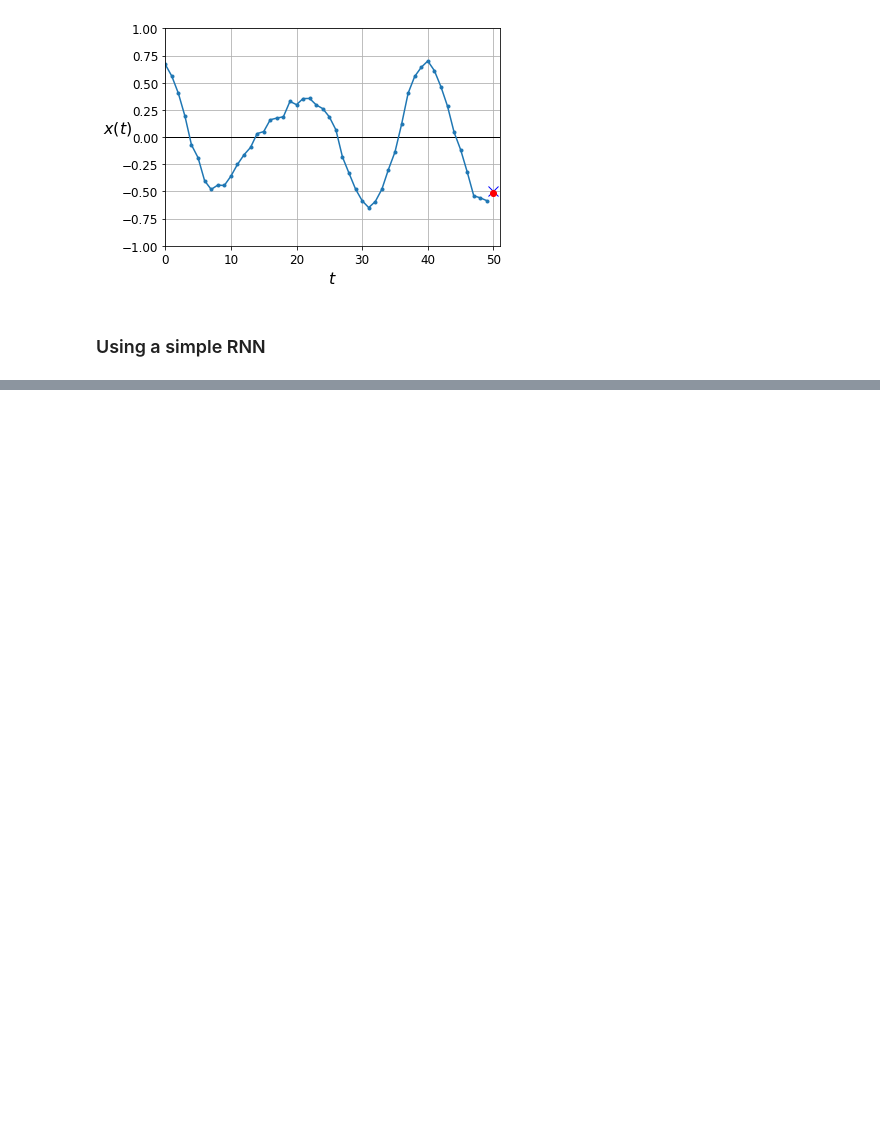
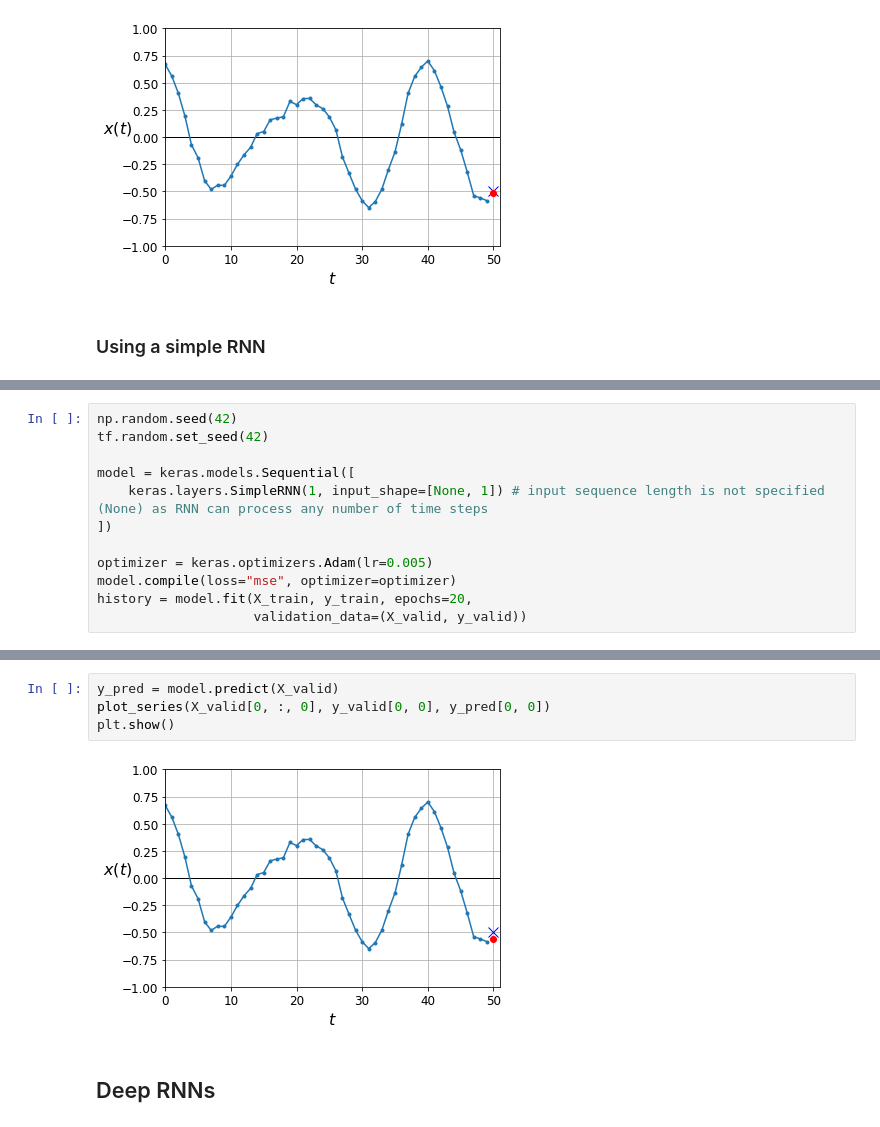
Before and after one commit to sankalptambe/processing-sequences-using-rnn-and-cnn, a Jupyter notebook: processing_sequences_using_rnn_and_cnn.ipynb, the cells around one changed output, grey strips where cells are left out. Saved outputs shown, nothing was run; the diff lists cells and outputs as text; blank space fills up the shorter version.

Commit message:
simple rnn added

```diff
--- a/processing_sequences_using_rnn_and_cnn.ipynb
+++ b/processing_sequences_using_rnn_and_cnn.ipynb
@@ -169,0 +168,12 @@ model = keras.models.Sequential([
+# %%
+np.random.seed(42)
+tf.random.set_seed(42)
+
+model = keras.models.Sequential([
+    keras.layers.SimpleRNN(1, input_shape=[None, 1]) # input sequence length is not specified (None) as RNN can process any number of time steps
+])
+
+optimizer = keras.optimizers.Adam(lr=0.005)
+model.compile(loss="mse", optimizer=optimizer)
+history = model.fit(X_train, y_train, epochs=20,
+                    validation_data=(X_valid, y_valid))
@@ -169,0 +203,8 @@ model = keras.models.Sequential([
+# %%
+y_pred = model.predict(X_valid)
+plot_series(X_valid[0, :, 0], y_valid[0, 0], y_pred[0, 0])
+plt.show()
+# %% [output]
+[figure, added]
+# %% [markdown]
+## Deep RNNs
```
Also changed, not shown: parts of 10 cells of this notebook.
